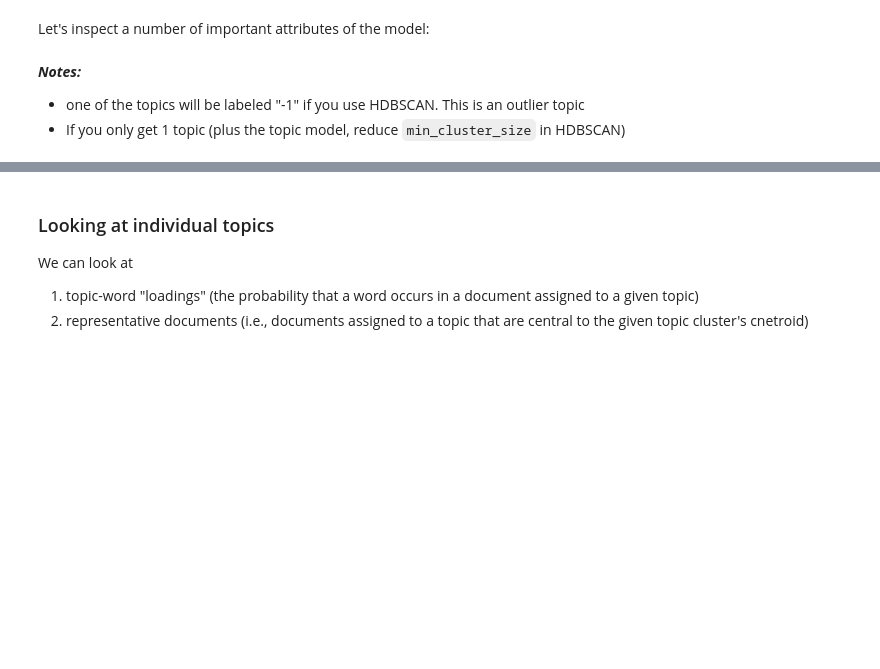
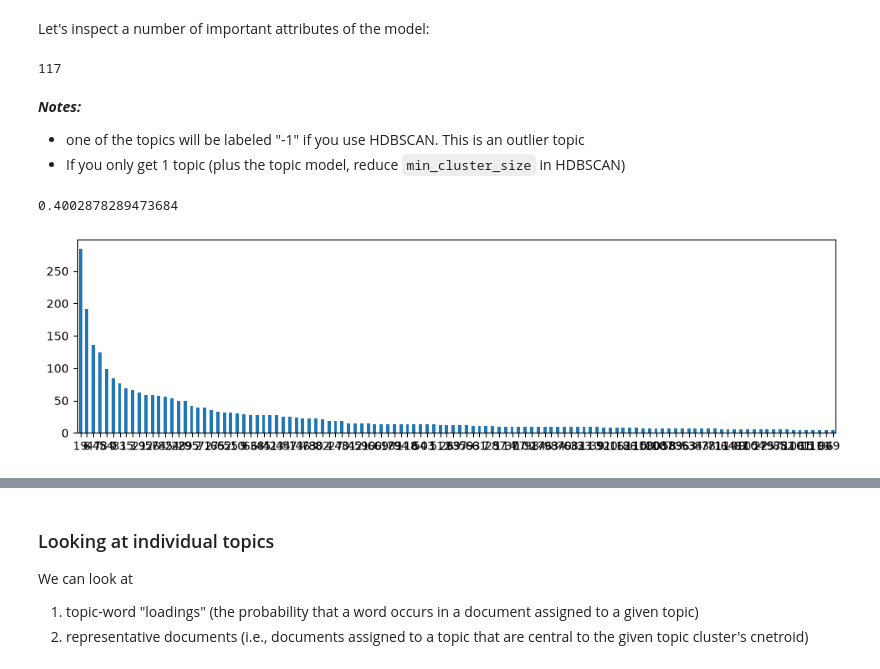
Before and after one commit to haukelicht/advanced_text_analysis, a Jupyter notebook: notebooks/topic_modeling/topicmodel_bertopic.ipynb, the cells around one changed output, grey strips where cells are left out. Drawn from its saved outputs; the diff is of its cells as text; code cells hidden in the pictures; blank space fills up the shorter version.

Commit message:
added topic modeling notebook

```diff
--- a/notebooks/topic_modeling/topicmodel_bertopic.ipynb
+++ b/notebooks/topic_modeling/topicmodel_bertopic.ipynb
@@ -77,6 +95,7 @@ from transformers import set_seed
 # %%
 base_path = Path("/content/advanced_text_analysis/" if COLAB else "../../")
 data_path = base_path / "data" / "unlabeled" / "louwerse_oppoistion_2021"
+data_file = "louwerse_oppoistion_2021-uk_covid_speeches.csv"
 # %%
 SEED = 42
 # %% [markdown]
@@ -85,9 +104,9 @@ SEED = 42
 Here we use a corpus of sentences from speeches delivered by opposition speakers in the UK *House of Commons* in debates about COVID-19-related topics.
 The data has been collected by Tom Louwerse et al. ([2021](https://doi.org/10.1080/01402382.2021.1886519)) and we have obtained the raw (annotated) speech sentences from the authors.
 # %%
-fp = data_path / "louwerse_oppoistion_2021-uk_covid_speeches.csv"
+fp = data_path / data_file
 if not fp.exists():
-    url = "https://cta-text-datasets.s3.eu-central-1.amazonaws.com/unlabeled/louwerse_oppoistion_2021/louwerse_oppoistion_2021-uk_covid_speeches.csv"
+    url = f"https://cta-text-datasets.s3.eu-central-1.amazonaws.com/unlabeled/{data_path.name}/{data_file}"
     df = pd.read_csv(url)
     fp.parent.mkdir(parents=True, exist_ok=True)
     df.to_csv(fp, index=False)
@@ -222,6 +274,7 @@ by default, `BERTopic` uses HDBSCAN for clustering.
 # %%
 cluster_model = HDBSCAN(
-    min_cluster_size=8,
+    min_cluster_size=5,
+    min_samples=5,
     metric='euclidean', # <== default
     cluster_selection_method='eom', # <== default
     prediction_data=True, # <== required (default)
@@ -370,6 +444,8 @@ Let's inspect a number of important attributes of the model:
 n_topics = len(set(topic_model.topics_))
 n_topics
 # NOTE: for k-means, this should be equal to n_clusters above (but for HDBSCAN it's determined from the data
+# %% [output]
+117
 # %% [markdown]
 **_Notes:_**
 
@@ -379,12 +455,16 @@ n_topics
 # how many docs assigned to outlier topic?
 topic_model.get_topic_freq(-1)/len(df)
 # NOTE: this will be non-zero only if you use HDBSCAN
+# %% [output]
+0.4002878289473684
 # %%
 has_outlier_topic = -1 in topic_model.topics_
 # %%
 # how many docs per topics, excluding the "outlier" topic? (plot histogram)
-topic_model.get_topic_freq().query("Topic != -1")['Count'].plot(kind='bar', figsize=(n_topics*0.3, 3))
+topic_model.get_topic_freq().query("Topic != -1")['Count'].plot(kind='bar', figsize=(n_topics*0.1, 3))
 plt.xticks(rotation=0)
 plt.show()
+# %% [output]
+[figure, added]
 # %%
 topic_model.get_topic_freq().query("Topic != -1")['Count'].describe()
```
Also changed, not shown: parts of 29 cells of this notebook, 3 other files.
